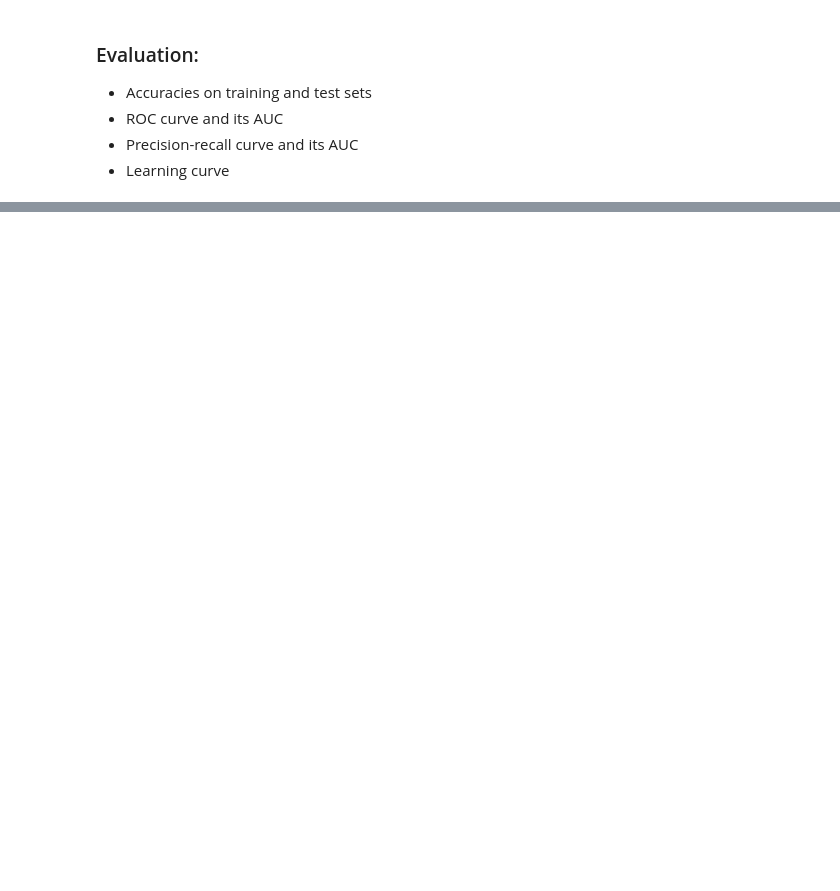
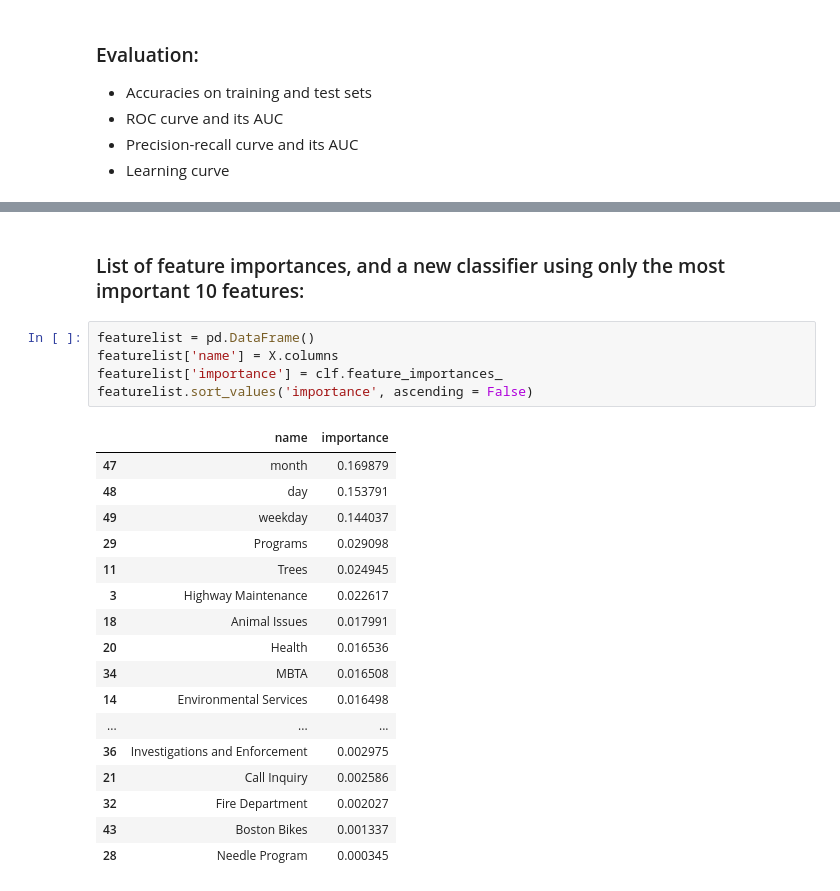
Before and after one commit to roywright/springboard, a Jupyter notebook: capstone/extratrees_model.ipynb, the cells around one changed output, grey strips where cells are left out. Drawn from its saved outputs; the diff is of its cells as text; blank space fills up the shorter version.

```diff
--- a/capstone/extratrees_model.ipynb
+++ b/capstone/extratrees_model.ipynb
@@ -104,0 +102,25 @@ plt.show()
+# %% [markdown]
+### List of feature importances, and a new classifier using only the most important 10 features:
+# %%
+featurelist = pd.DataFrame()
+featurelist['name'] = X.columns
+featurelist['importance'] = clf.feature_importances_
+featurelist.sort_values('importance', ascending = False)
+# %% [output]
+|  | name | importance |
+| 47 | month | 0.169879 |
+| 48 | day | 0.153791 |
+| 49 | weekday | 0.144037 |
+| 29 | Programs | 0.029098 |
+| 11 | Trees | 0.024945 |
+| 3 | Highway Maintenance | 0.022617 |
+| 18 | Animal Issues | 0.017991 |
+| 20 | Health | 0.016536 |
+| 34 | MBTA | 0.016508 |
+| 14 | Environmental Services | 0.016498 |
+| ... | ... | ... |
+| 36 | Investigations and Enforcement | 0.002975 |
+| 21 | Call Inquiry | 0.002586 |
+| 32 | Fire Department | 0.002027 |
+| 43 | Boston Bikes | 0.001337 |
+| 28 | Needle Program | 0.000345 |
```
Also changed, not shown: parts of 10 cells of this notebook, 4 other files.
